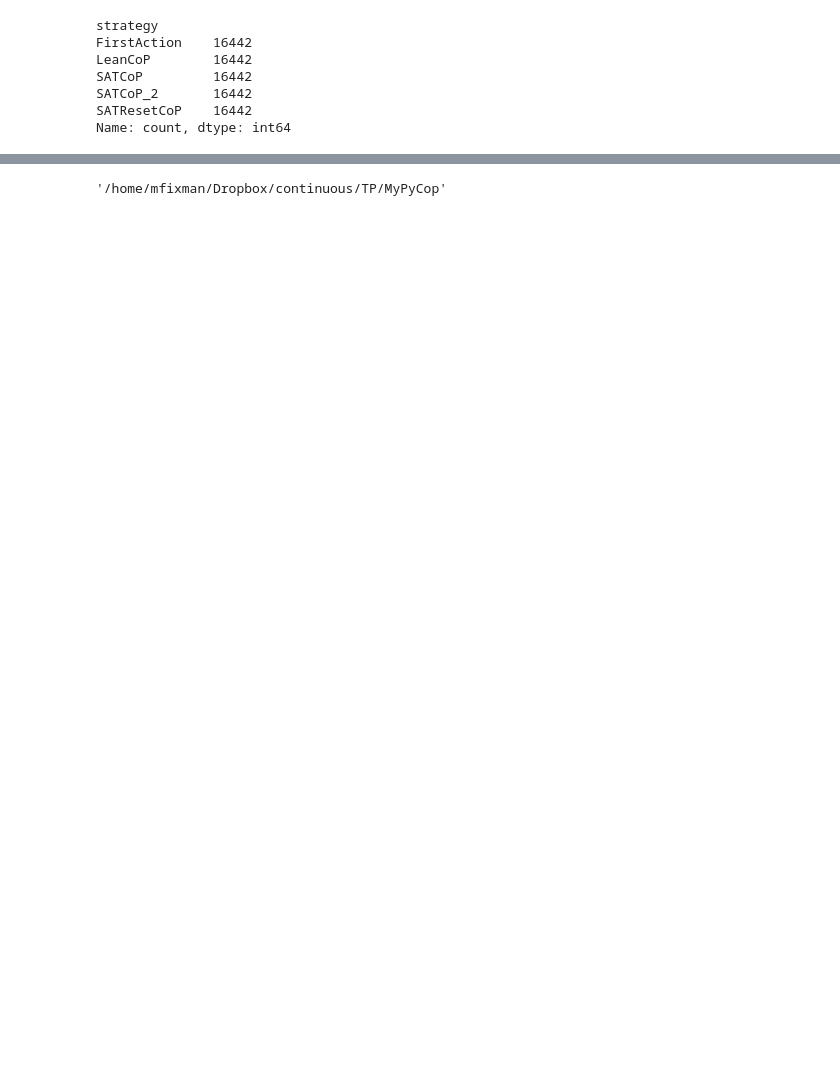
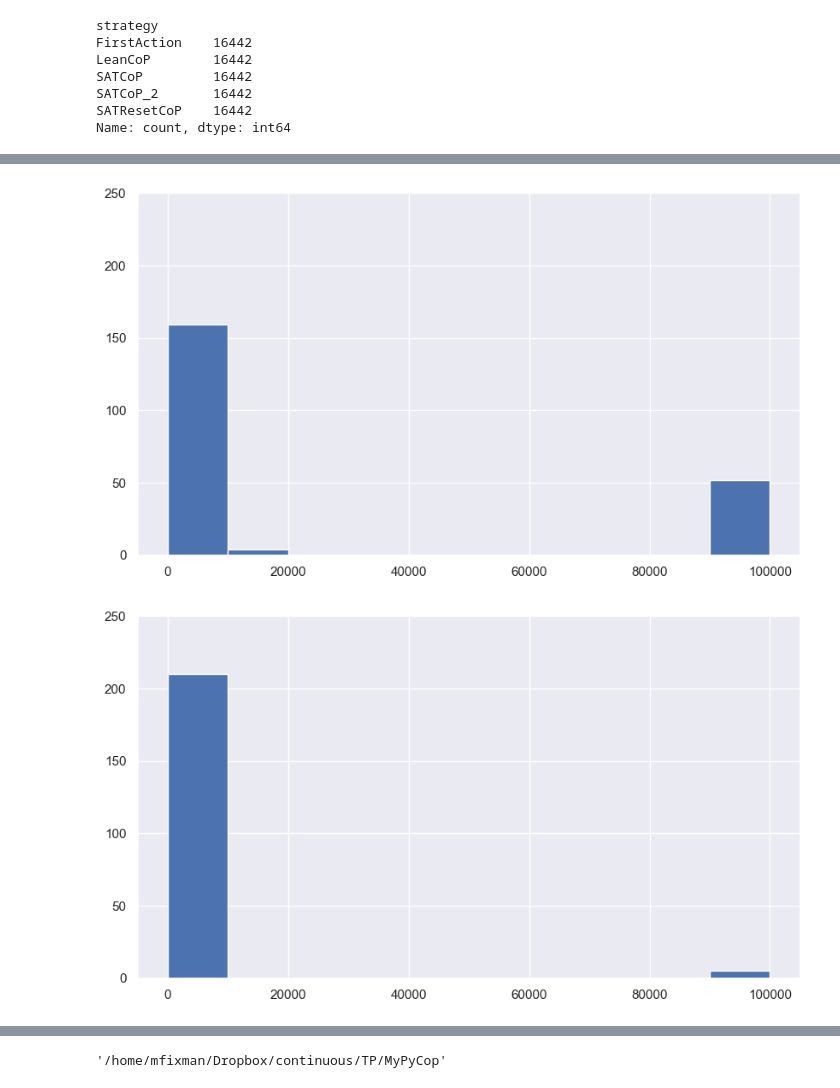
Before and after one commit to mfixman/connections, a Jupyter notebook: jupyter/Vampire.ipynb, the cells around one changed output, grey strips where cells are left out. Drawn from its saved outputs; the diff is of its cells as text; code cells hidden in the pictures; blank space fills up the shorter version.

```diff
--- a/jupyter/Vampire.ipynb
+++ b/jupyter/Vampire.ipynb
@@ -559,0 +571,8 @@ pyplot.savefig('Paris_slides/figures/violinplot.png', bbox_inches = 'tight', dpi
+# %%
+for k, v in down[down.problem.str[:3] == 'SWV'].groupby('strategy'):
+    v.steps.hist()
+    pyplot.ylim(0, 250)
+    pyplot.show()
+# %% [output]
+[figure, added]
+[figure, added]
```
Also changed, not shown: parts of 15 cells of this notebook, 7 other files.
